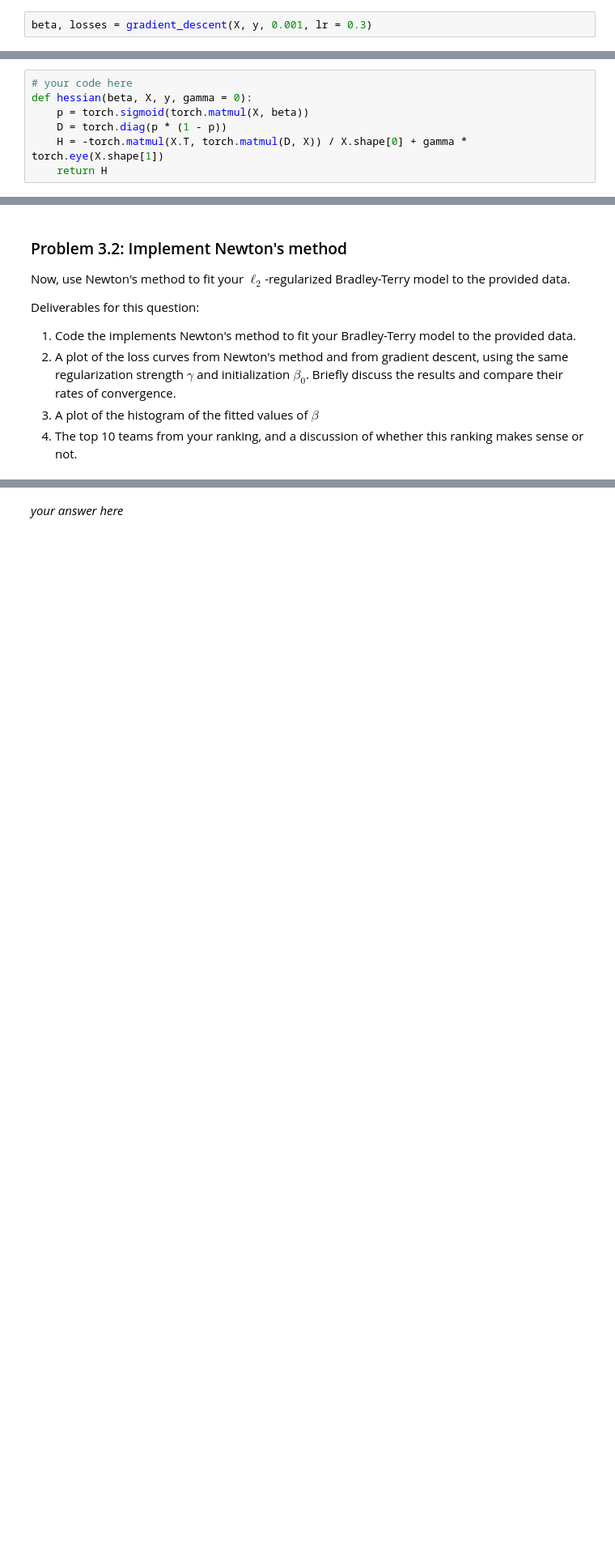
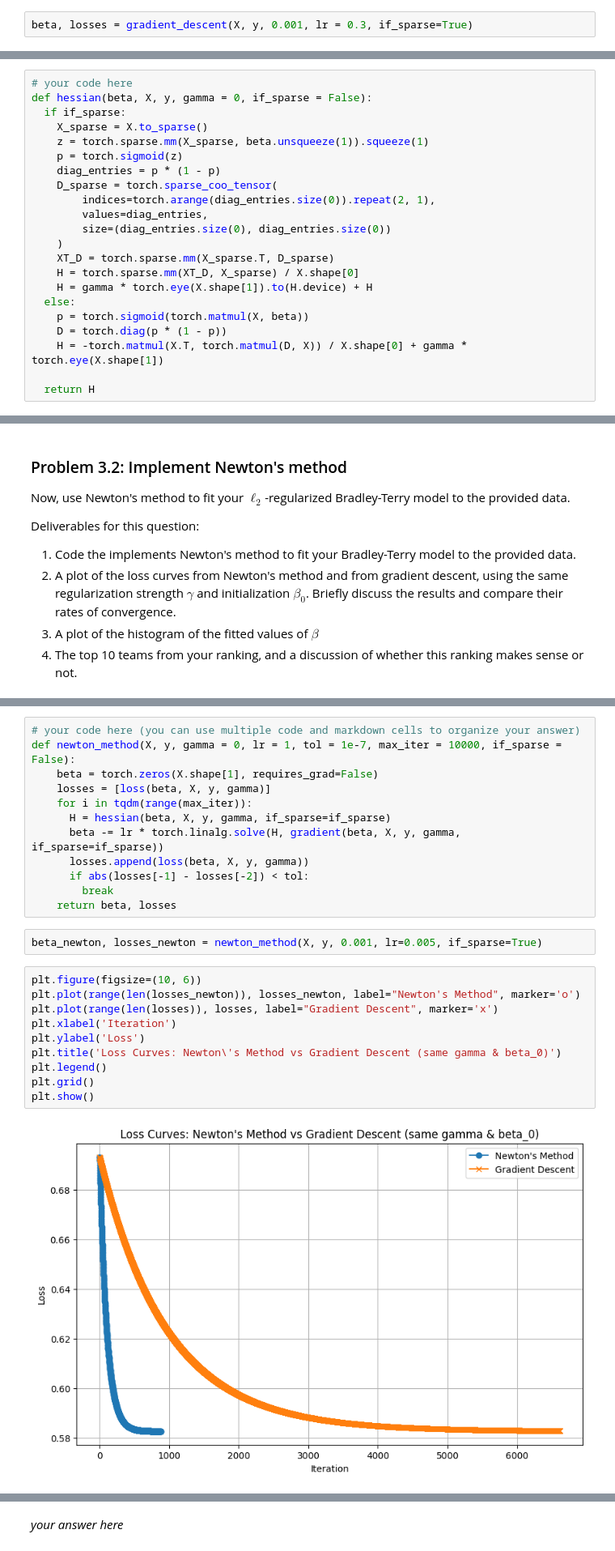
Before and after one commit to fatday/My-Grad-Math-Works, a Jupyter notebook: assignments/hw1/hw1.ipynb, the cells around one changed output, grey strips where cells are left out. Shown at 81% size. Cells and saved outputs as stored; diff of their text form; blank space fills up the shorter version.

```diff
--- a/assignments/hw1/hw1.ipynb
+++ b/assignments/hw1/hw1.ipynb
@@ -164,3 +171,3 @@ best_gamma
 # %%
-beta, losses = gradient_descent(X, y, 0.001, lr = 0.3)
+beta, losses = gradient_descent(X, y, 0.001, lr = 0.3, if_sparse=True)
 # %%
@@ -221,11 +231,26 @@ Now, use Newton's method to fit your Bradley-Terry model to the provided data.
 Write a function to compute the Hessian of the average negative log likelihood and check your answer against the output of `from torch.autograd.functional.hessian`.
 # %%
 # your code here
-def hessian(beta, X, y, gamma = 0):
+def hessian(beta, X, y, gamma = 0, if_sparse = False):
+  if if_sparse:
+    X_sparse = X.to_sparse()
+    z = torch.sparse.mm(X_sparse, beta.unsqueeze(1)).squeeze(1)
+    p = torch.sigmoid(z)
+    diag_entries = p * (1 - p)
+    D_sparse = torch.sparse_coo_tensor(
+        indices=torch.arange(diag_entries.size(0)).repeat(2, 1),
+        values=diag_entries,
+        size=(diag_entries.size(0), diag_entries.size(0))
+    )
+    XT_D = torch.sparse.mm(X_sparse.T, D_sparse)
+    H = torch.sparse.mm(XT_D, X_sparse) / X.shape[0]
+    H = gamma * torch.eye(X.shape[1]).to(H.device) + H
+  else:
     p = torch.sigmoid(torch.matmul(X, beta))
     D = torch.diag(p * (1 - p))
     H = -torch.matmul(X.T, torch.matmul(D, X)) / X.shape[0] + gamma * torch.eye(X.shape[1])
-    return H
+
+  return H
 # %% [markdown]
 #### By the result below, we can see our hessian output works the same as PyTorch's automatic hessian
 # %%
@@ -299,0 +323,26 @@ Deliverables for this question:
+# %%
+# your code here (you can use multiple code and markdown cells to organize your answer)
+def newton_method(X, y, gamma = 0, lr = 1, tol = 1e-7, max_iter = 10000, if_sparse = False):
+    beta = torch.zeros(X.shape[1], requires_grad=False)
+    losses = [loss(beta, X, y, gamma)]
+    for i in tqdm(range(max_iter)):
+      H = hessian(beta, X, y, gamma, if_sparse=if_sparse)
+      beta -= lr * torch.linalg.solve(H, gradient(beta, X, y, gamma, if_sparse=if_sparse))
+      losses.append(loss(beta, X, y, gamma))
+      if abs(losses[-1] - losses[-2]) < tol:
+        break
+    return beta, losses
+# %%
+beta_newton, losses_newton = newton_method(X, y, 0.001, lr=0.005, if_sparse=True)
+# %%
+plt.figure(figsize=(10, 6))
+plt.plot(range(len(losses_newton)), losses_newton, label="Newton's Method", marker='o')
+plt.plot(range(len(losses)), losses, label="Gradient Descent", marker='x')
+plt.xlabel('Iteration')
+plt.ylabel('Loss')
+plt.title('Loss Curves: Newton\'s Method vs Gradient Descent (same gamma & beta_0)')
+plt.legend()
+plt.grid()
+plt.show()
+# %% [output]
+[figure, added]
```
Also changed, not shown: parts of 18 cells of this notebook.
